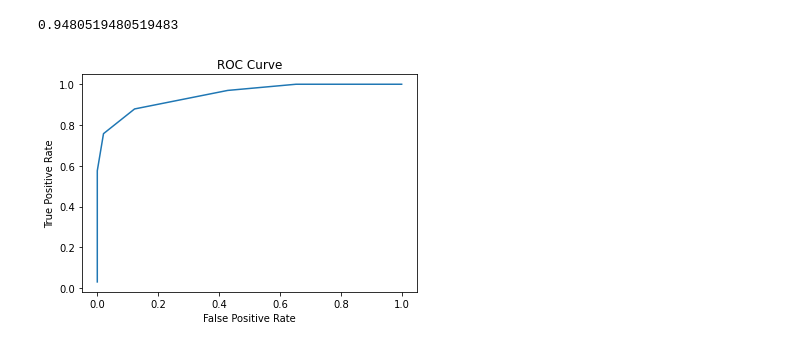
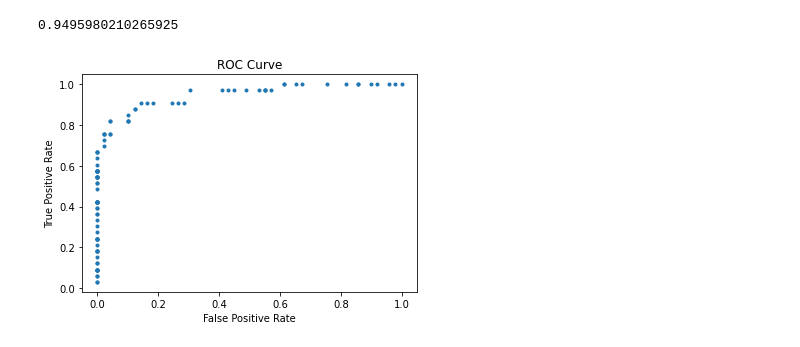
Before and after one commit to kathyli05/NPH-Classification, a Jupyter notebook: ventricular-vol-model.ipynb, the cells around one changed output. Cells and saved outputs as stored; diff of their text form; code cells hidden in the pictures.

Commit message:
Find metrics for all thresholds

```diff
--- a/ventricular-vol-model.ipynb
+++ b/ventricular-vol-model.ipynb
@@ -9,4 +9,8 @@ df = pd.read_csv("/home/kathy/NPHdata.csv")
 df.dropna(inplace=True, subset=['File Name'])
 df
 
-thresholds = list(np.array(list(range(int(4937.055727), int(168133.2351), int(16319.0)))))
+
+thresholds = list(range(int(4937.055727), int(168133.2351), int(1631.0)))
+
+#threshold = [112583]
+print(thresholds)
@@ -46,13 +76,13 @@ for i in range(len(list_fp)):
 # %%
 import matplotlib.pyplot as plt
 from sklearn import metrics
 
-plt.plot(list_fpr, list_tpr)
+plt.plot(list_fpr, list_tpr, ".")
 plt.xlabel('False Positive Rate')
 plt.ylabel('True Positive Rate')
 plt.title('ROC Curve')
 
 metrics.auc(list_fpr, list_tpr)
 # %% [output]
-0.9480519480519483
+0.9495980210265925
-[figure, old version]
+[figure, new version]
```
Also changed, not shown: parts of 11 cells of this notebook.
